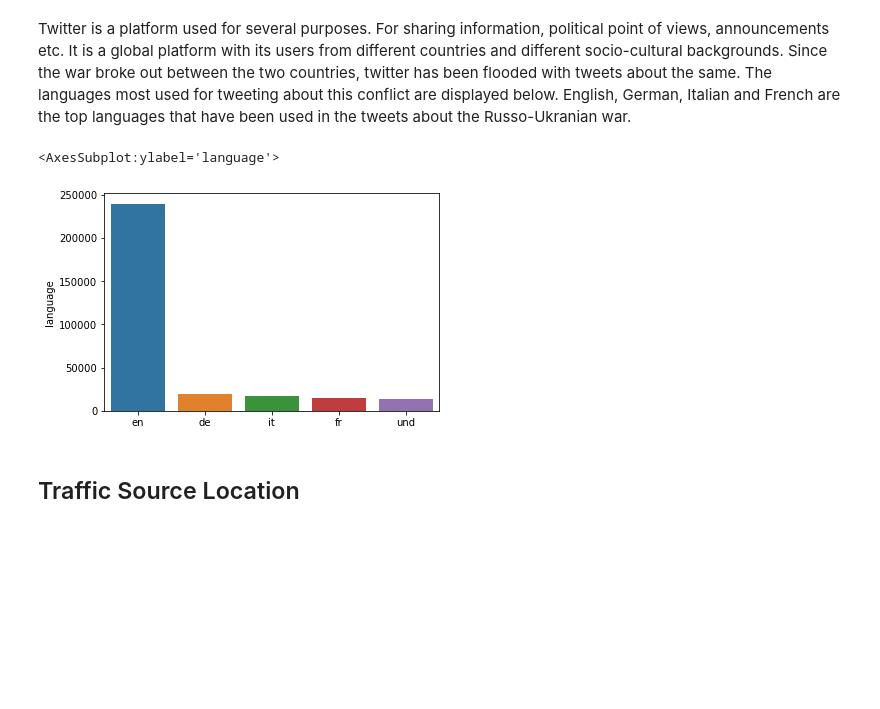
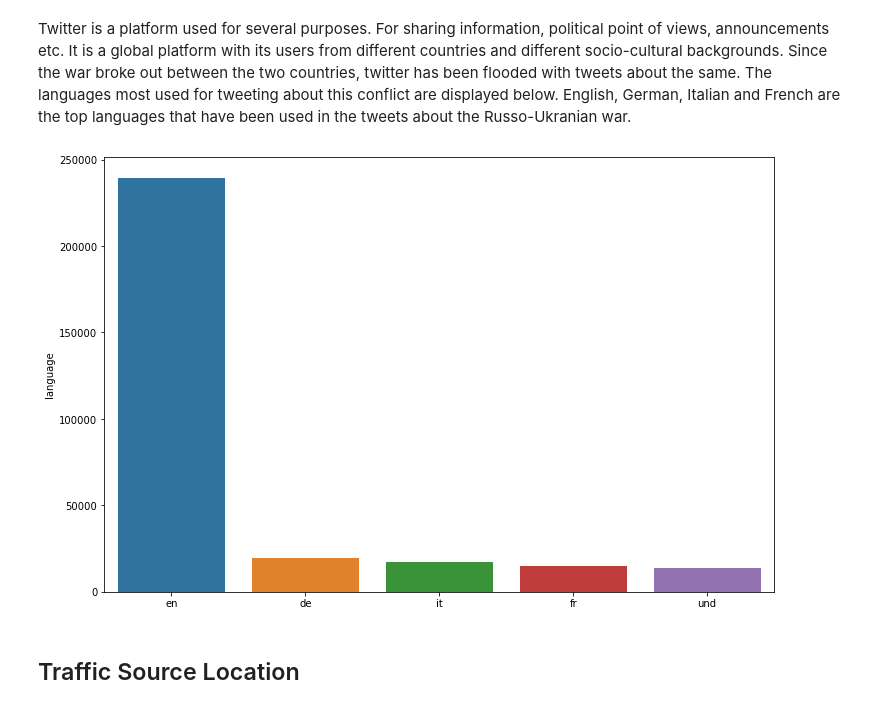
Before and after one commit to sushanthsreenivas/sushanthsreenivas..github.io, a Jupyter notebook: binder/test-sushanth.ipynb, the cells around one changed output. Saved outputs shown, nothing was run; the diff lists cells and outputs as text; code cells hidden in the pictures; blank space fills up the shorter version.

```diff
--- a/binder/test-sushanth.ipynb
+++ b/binder/test-sushanth.ipynb
@@ -142,7 +281,7 @@ df.drop("acctdesc", axis=1, inplace=True)
 df.drop("text", axis=1, inplace=True)
 df.drop("hashtags", axis=1, inplace=True)
 # %%
-df2 = pd.read_csv("tweets_clean_data.csv") # Clean data
+df2 = pd.read_csv("tweets_clean_data_test.csv") # Clean data
 # %%
 df2.head()
 # %% [output]
@@ -157,10 +296,11 @@ df2.head()
 # %% [markdown]
 Twitter is a platform used for several purposes. For sharing information, political point of views, announcements etc. It is a global platform with its users from different countries and different socio-cultural backgrounds.  Since the war broke out between the two countries, twitter has been flooded with tweets about the same. The languages most used for tweeting about this conflict are displayed below. English, German, Italian and French are the top languages that have been used in the tweets about the Russo-Ukranian war.
 # %%
+plt.figure(figsize = (12,8))
 sns.barplot(x= df2.language.value_counts()[:5].index,y=df2.language.value_counts()[:5])
+plt.show()
 # %% [output]
-<AxesSubplot:ylabel='language'>
-[figure, old version]
+[figure, new version]
 # %% [markdown]
 ## Traffic Source Location
 # %% [markdown]
```
Also changed, not shown: parts of 20 cells of this notebook.
